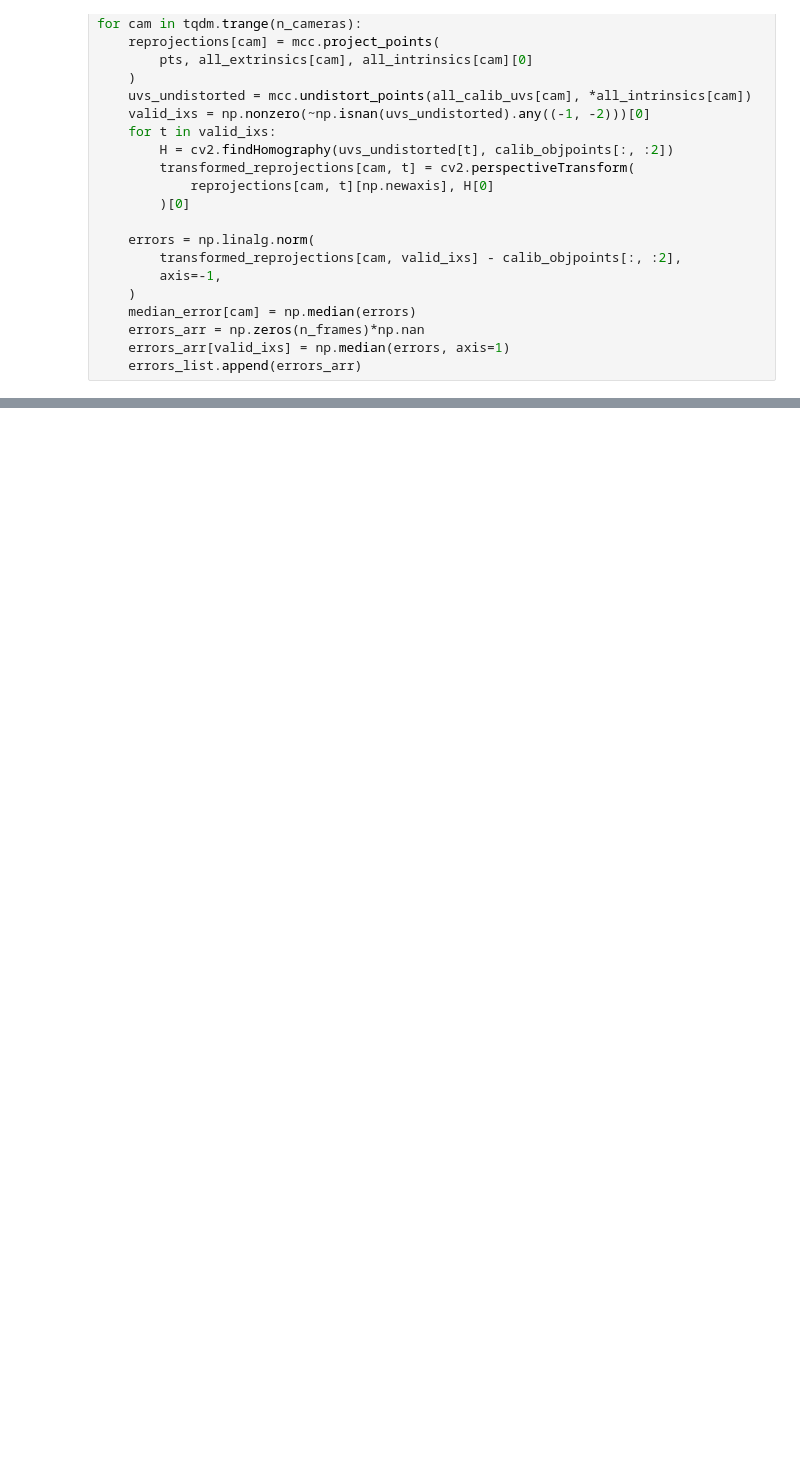
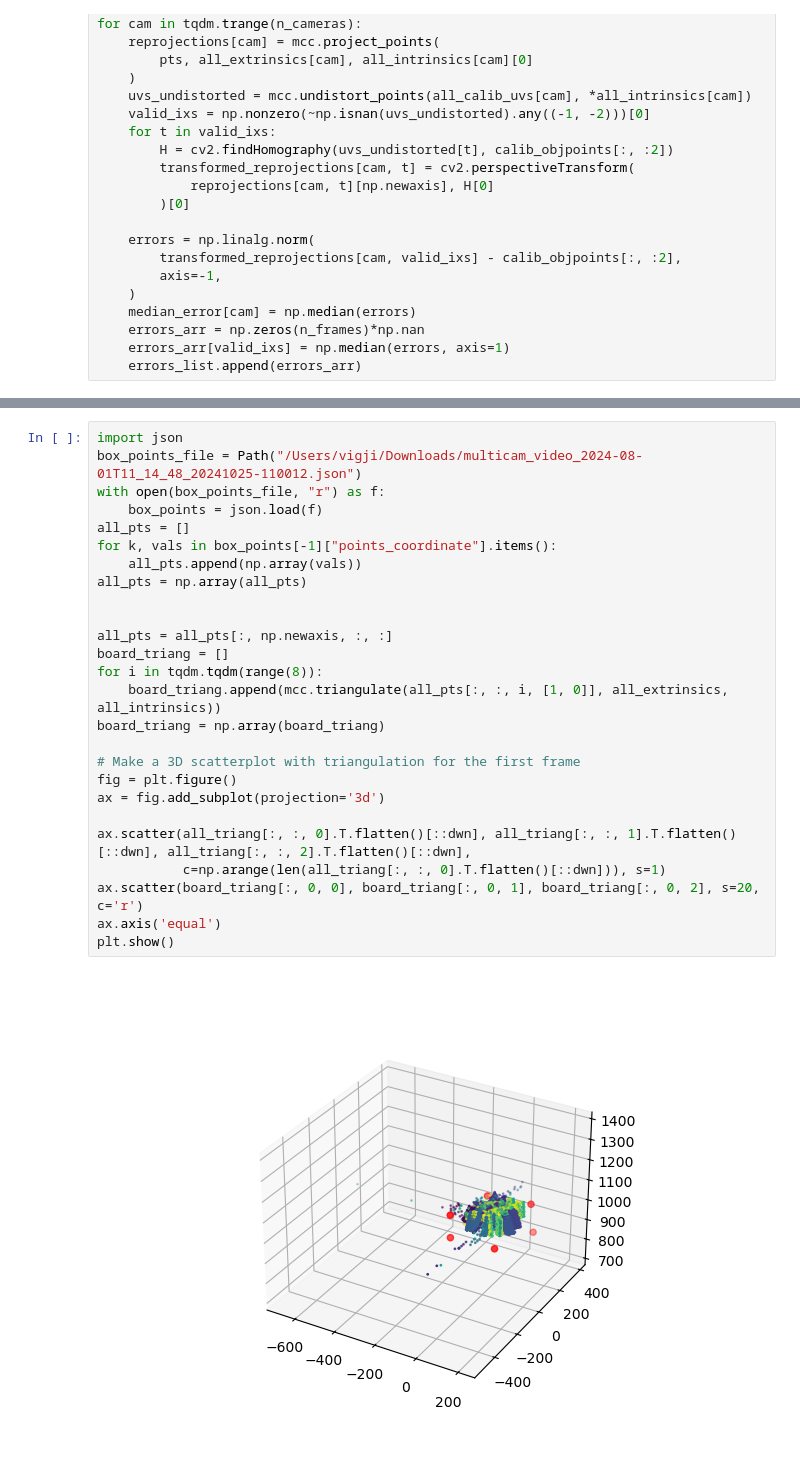
Before and after one commit to iurillilab/3d-setup, a Jupyter notebook: complete_pipeline/test_box_coords.ipynb, the cells around one changed output, grey strips where cells are left out. Cells and saved outputs as stored; diff of their text form; blank space fills up the shorter version.

```diff
--- a/complete_pipeline/test_box_coords.ipynb
+++ b/complete_pipeline/test_box_coords.ipynb
@@ -88,0 +162,28 @@ adj_extrinsics, adj_intrinsics, adj_calib_poses, use_frames, result = \
+# %%
+import json
+box_points_file = Path("/Users/vigji/Downloads/multicam_video_2024-08-01T11_14_48_20241025-110012.json")
+with open(box_points_file, "r") as f:
+    box_points = json.load(f)
+all_pts = []
+for k, vals in box_points[-1]["points_coordinate"].items():
+    all_pts.append(np.array(vals))
+all_pts = np.array(all_pts)
+
+
+all_pts = all_pts[:, np.newaxis, :, :]
+board_triang = []
+for i in tqdm.tqdm(range(8)):
+    board_triang.append(mcc.triangulate(all_pts[:, :, i, [1, 0]], all_extrinsics, all_intrinsics))
+board_triang = np.array(board_triang)
+
+# Make a 3D scatterplot with triangulation for the first frame
+fig = plt.figure()
+ax = fig.add_subplot(projection='3d')
+
+ax.scatter(all_triang[:, :, 0].T.flatten()[::dwn], all_triang[:, :, 1].T.flatten()[::dwn], all_triang[:, :, 2].T.flatten()[::dwn],
+           c=np.arange(len(all_triang[:, :, 0].T.flatten()[::dwn])), s=1)
+ax.scatter(board_triang[:, 0, 0], board_triang[:, 0, 1], board_triang[:, 0, 2], s=20, c='r')
+ax.axis('equal')
+plt.show()
+# %% [output]
+[figure, added]
```
Also changed, not shown: parts of 21 cells of this notebook.
